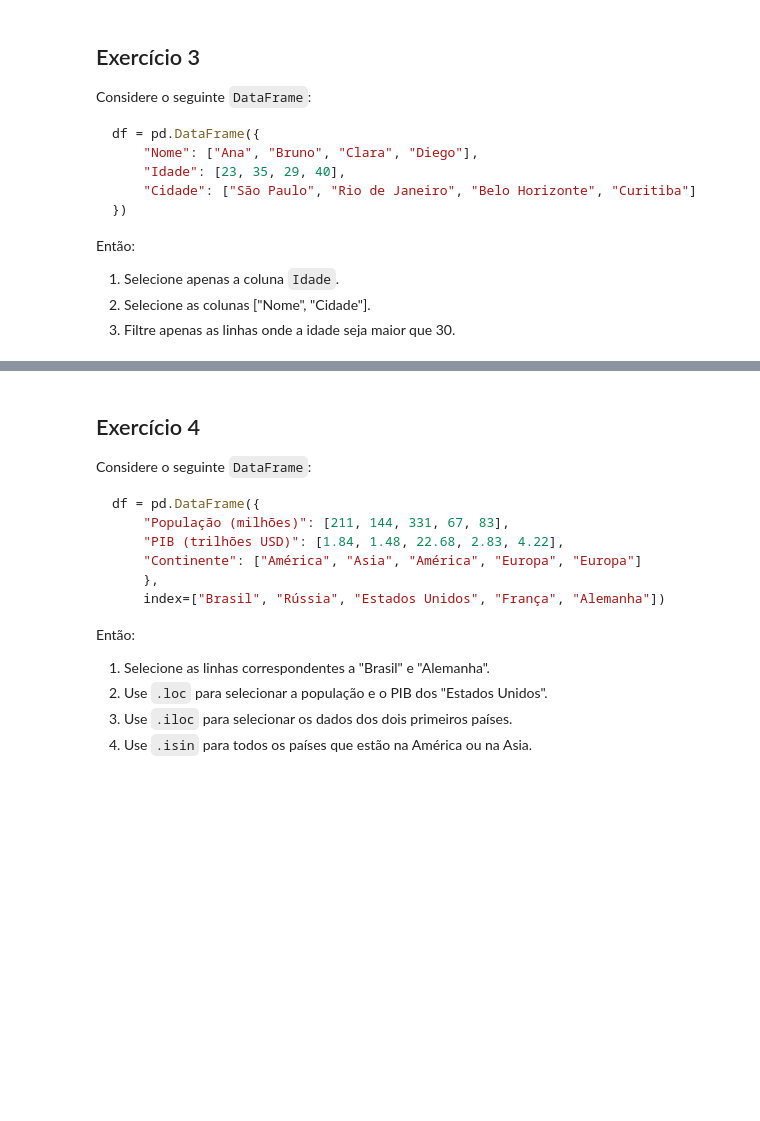
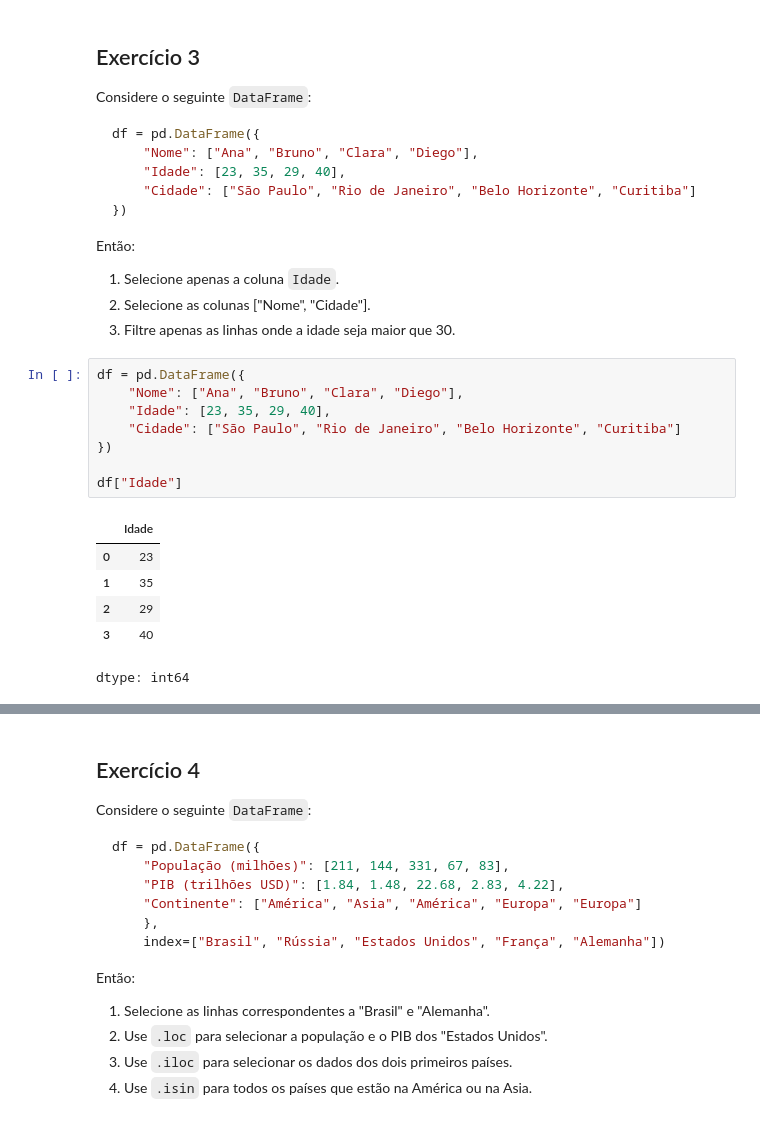
Before and after one commit to py140166149/CEE2, a Jupyter notebook: aulas.ipynb, the cells around one changed output, grey strips where cells are left out. Cells and saved outputs as stored; diff of their text form; blank space fills up the shorter version.

```diff
--- a/aulas.ipynb
+++ b/aulas.ipynb
@@ -2982,3 +3013,18 @@ Então:
 1. Selecione apenas a coluna `Idade`.
 1. Selecione as colunas ["Nome", "Cidade"].
 1. Filtre apenas as linhas onde a idade seja maior que 30.
+# %%
+df = pd.DataFrame({
+    "Nome": ["Ana", "Bruno", "Clara", "Diego"],
+    "Idade": [23, 35, 29, 40],
+    "Cidade": ["São Paulo", "Rio de Janeiro", "Belo Horizonte", "Curitiba"]
+})
+
+df["Idade"]
+# %% [output]
+|  | Idade |
+| 0 | 23 |
+| 1 | 35 |
+| 2 | 29 |
+| 3 | 40 |
+dtype: int64
```
Also changed, not shown: parts of 21 cells of this notebook.
